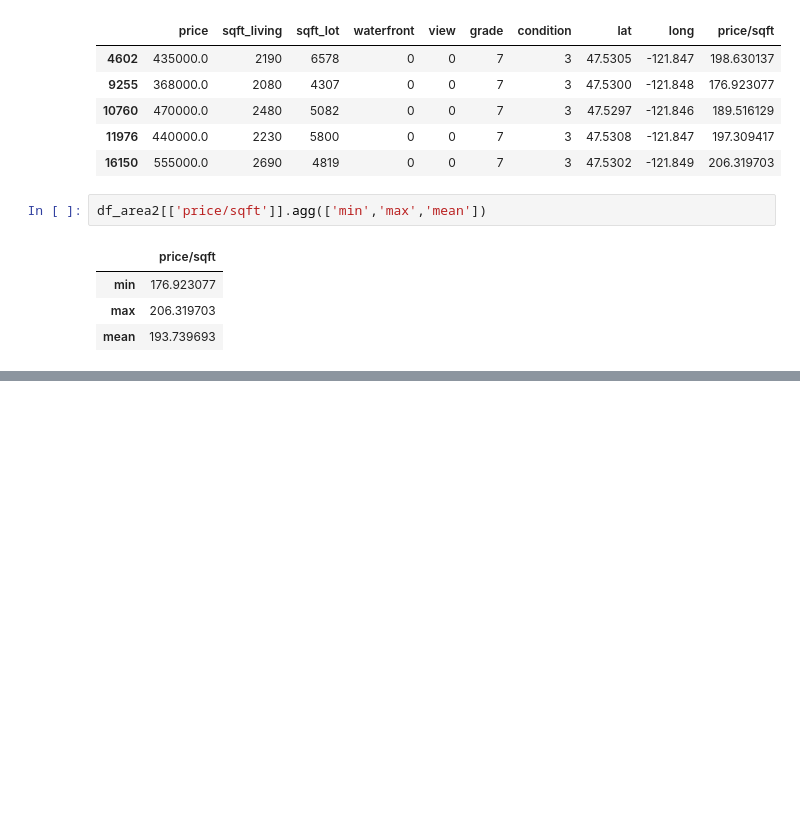
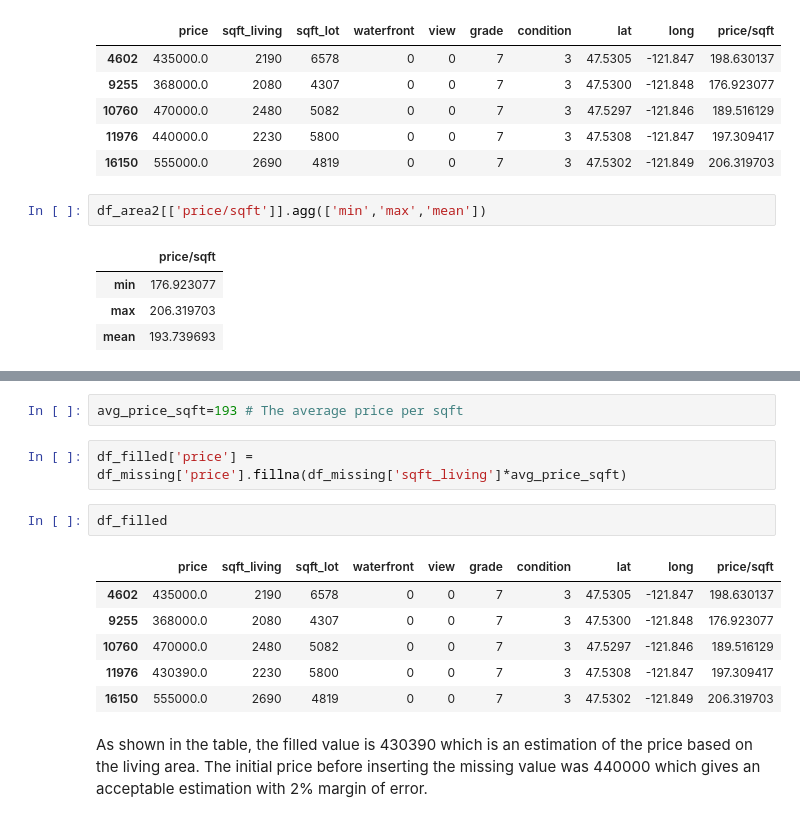
Before and after one commit to Georgess2293/pandas_assignment_4, a Jupyter notebook: main.ipynb, the cells around one changed output, grey strips where cells are left out. Saved outputs shown, nothing was run; the diff lists cells and outputs as text; blank space fills up the shorter version.

```diff
--- a/main.ipynb
+++ b/main.ipynb
@@ -312,0 +343,16 @@ So the prices of the houses located within the fixed area with 0 view, 0 waterfr
+# %%
+avg_price_sqft=193 # The average price per sqft
+# %%
+df_filled['price'] = df_missing['price'].fillna(df_missing['sqft_living']*avg_price_sqft)
+# %%
+df_filled
+# %% [output]
+|  | price | sqft_living | sqft_lot | waterfront | view | grade | condition | lat | long | price/sqft |
+| 4602 | 435000.0 | 2190 | 6578 | 0 | 0 | 7 | 3 | 47.5305 | -121.847 | 198.630137 |
+| 9255 | 368000.0 | 2080 | 4307 | 0 | 0 | 7 | 3 | 47.5300 | -121.848 | 176.923077 |
+| 10760 | 470000.0 | 2480 | 5082 | 0 | 0 | 7 | 3 | 47.5297 | -121.846 | 189.516129 |
+| 11976 | 430390.0 | 2230 | 5800 | 0 | 0 | 7 | 3 | 47.5308 | -121.847 | 197.309417 |
+| 16150 | 555000.0 | 2690 | 4819 | 0 | 0 | 7 | 3 | 47.5302 | -121.849 | 206.319703 |
+# %% [markdown]
+As shown in the table, the filled value is 430390 which is an estimation of the price based on the living area.
+The initial price before inserting the missing value was 440000 which gives an acceptable estimation with 2% margin of error.
```
Also changed, not shown: parts of 8 cells of this notebook.
